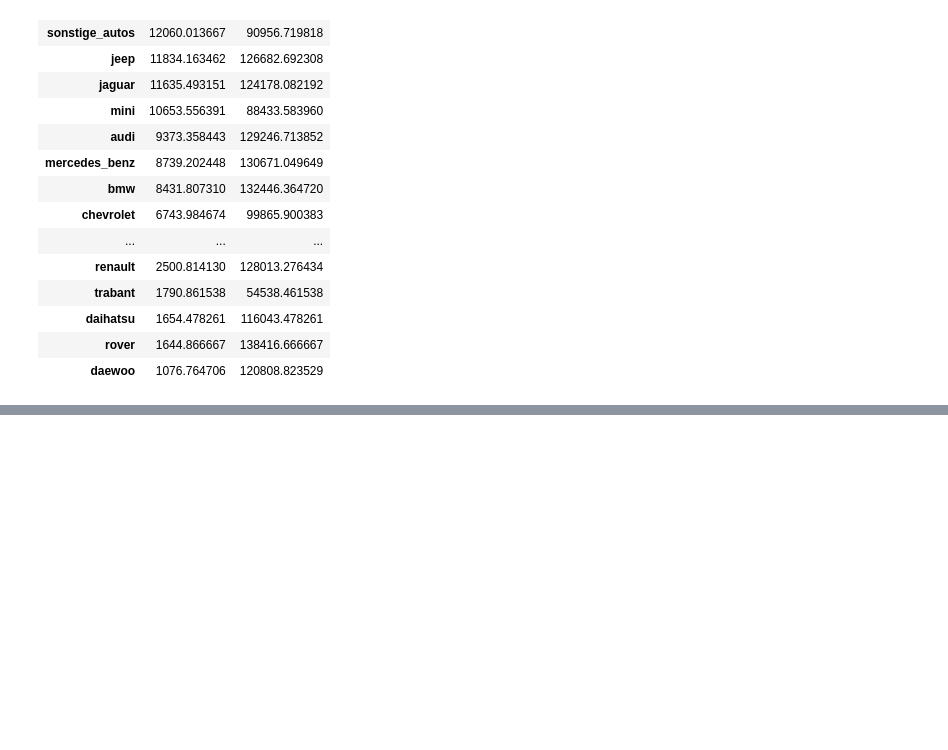
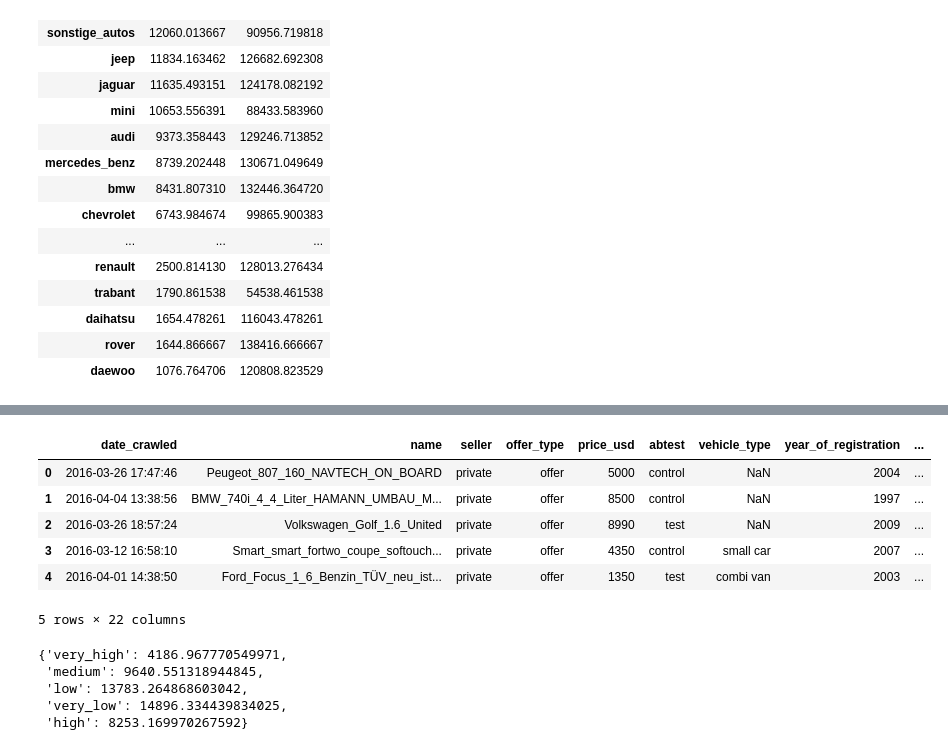
Before and after one commit to Delekson/dataquest.io, a Jupyter notebook: German eBay Cars.ipynb, the cells around one changed output, grey strips where cells are left out. Saved outputs shown, nothing was run; the diff lists cells and outputs as text; code cells hidden in the pictures; blank space fills up the shorter version.

```diff
--- a/German eBay Cars.ipynb
+++ b/German eBay Cars.ipynb
@@ -594,0 +666,2 @@ The average mileage of a used car is fairly high across the board.
+# %%
+autos_3['brand_model'] = autos_3['brand'].str.cat(others = autos_3['model'], sep = '_')
@@ -594,0 +705,24 @@ The average mileage of a used car is fairly high across the board.
+# %%
+conditions = [
+    (autos_3['odometer_km'] <= 30000),
+    (autos_3['odometer_km'] > 30000) & (autos_3['odometer_km'] <= 60000),
+    (autos_3['odometer_km'] > 60000) & (autos_3['odometer_km'] <= 90000),
+    (autos_3['odometer_km'] > 90000) & (autos_3['odometer_km'] <= 120000),
+    (autos_3['odometer_km'] > 120000)
+        ]
+
+# create a list of the values we want to assign for each condition
+values = ['very_low', 'low', 'medium', 'high', 'very_high']
+
+# create a new column and use np.select to assign values to it using our lists as arguments
+autos_3['mileage_cat'] = np.select(conditions, values)
+# %%
+autos_3.head()
+# %% [output]
+|  | date_crawled | name | seller | offer_type | price_usd | abtest | vehicle_type | year_of_registration | ... |
+| 0 | 2016-03-26 17:47:46 | Peugeot_807_160_NAVTECH_ON_BOARD | private | offer | 5000 | control | NaN | 2004 | ... |
+| 1 | 2016-04-04 13:38:56 | BMW_740i_4_4_Liter_HAMANN_UMBAU_M... | private | offer | 8500 | control | NaN | 1997 | ... |
+| 2 | 2016-03-26 18:57:24 | Volkswagen_Golf_1.6_United | private | offer | 8990 | test | NaN | 2009 | ... |
+| 3 | 2016-03-12 16:58:10 | Smart_smart_fortwo_coupe_softouch... | private | offer | 4350 | control | small car | 2007 | ... |
+| 4 | 2016-04-01 14:38:50 | Ford_Focus_1_6_Benzin_TÜV_neu_ist... | private | offer | 1350 | test | combi van | 2003 | ... |
+5 rows × 22 columns
@@ -594,0 +734,8 @@ The average mileage of a used car is fairly high across the board.
+# %%
+price_by_mileage
+# %% [output]
+{'very_high': 4186.967770549971,
+ 'medium': 9640.551318944845,
+ 'low': 13783.264868603042,
+ 'very_low': 14896.334439834025,
+ 'high': 8253.169970267592}
```
Also changed, not shown: parts of 40 cells of this notebook.
